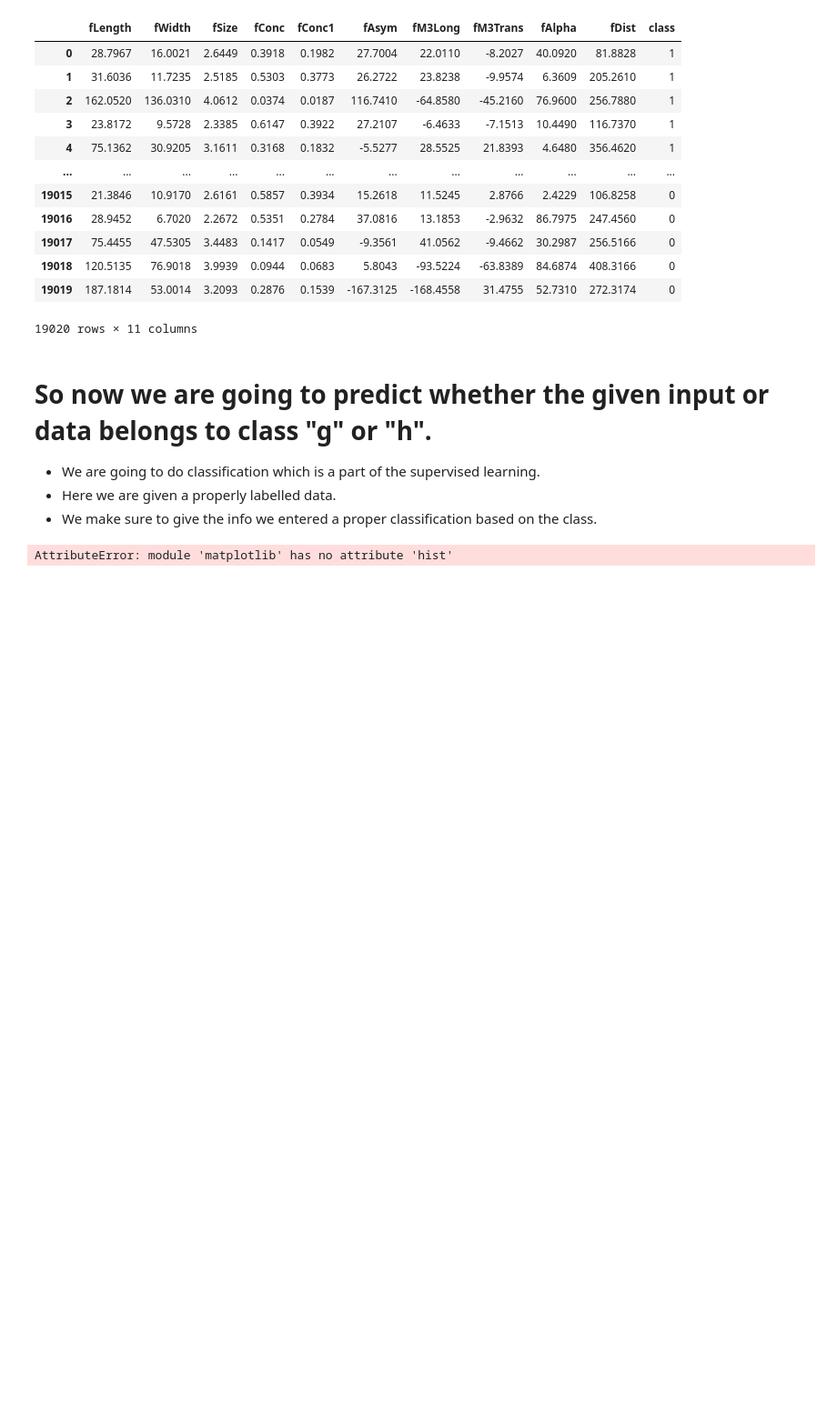
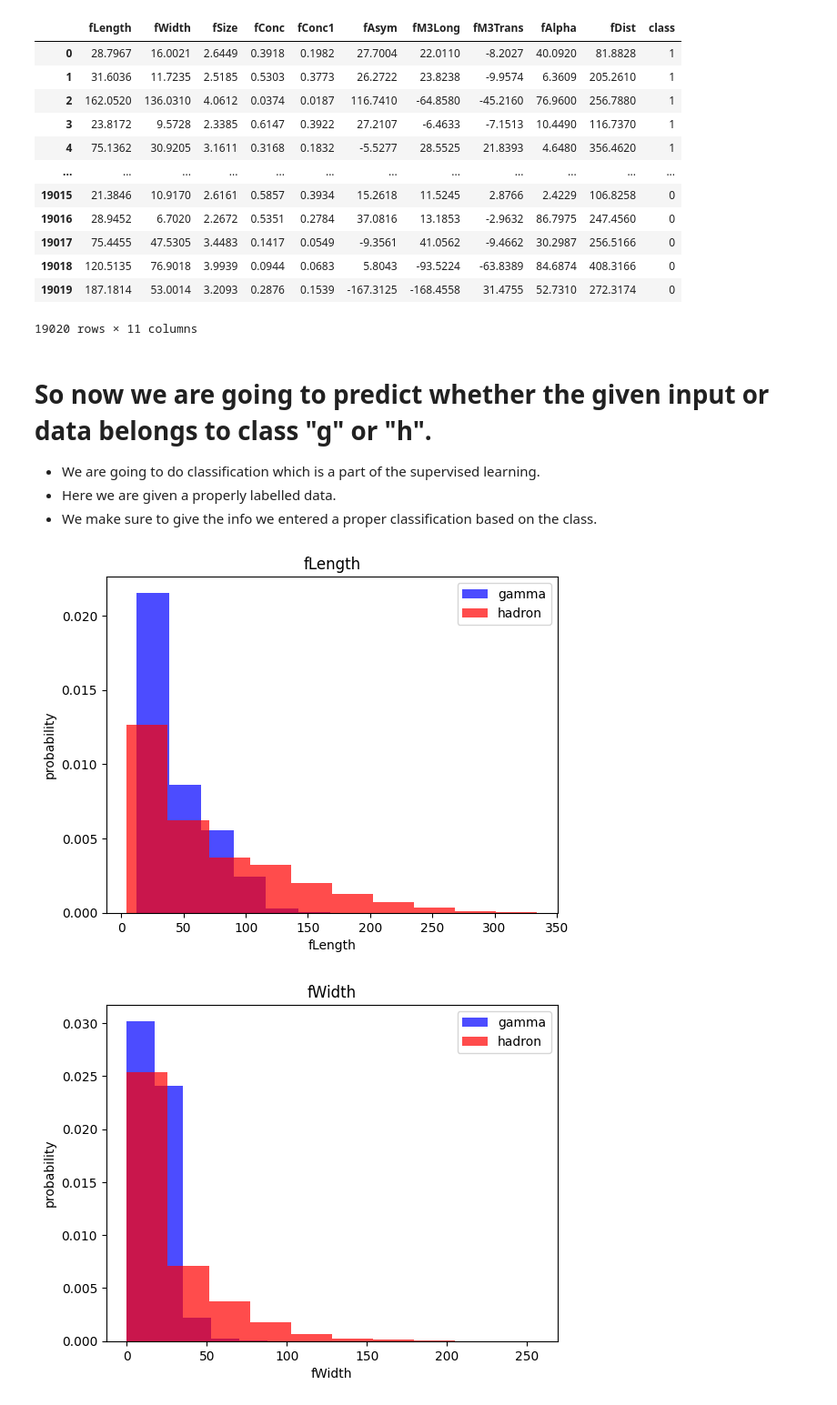
Before and after one commit to Luke1836/Python-Data_Analysis, a Jupyter notebook: ML concepts/gamma_telescope.ipynb, the cells around one changed output. Shown at 91% size. Drawn from its saved outputs; the diff is of its cells as text; code cells hidden in the pictures; blank space fills up the shorter version.

Commit message:
Visualisation

```diff
--- a/ML concepts/gamma_telescope.ipynb
+++ b/ML concepts/gamma_telescope.ipynb
@@ -23,6 +8,7 @@ data_train
 # %%
 # data_train["class"].unique() : we get the unique values as an array
-data_train["class"] = (data_train["class"] == "g").astype(int)
+data_train["class"] = data_train["class"].str.strip().str.lower()
+data_train["class"] = (data_train["class"]=="g").astype(int)
 data_train
 # If it is gamma signal then it is 1, otherwise (hadron) it is 0.
 # %% [output]
@@ -44,7 +30,15 @@ data_train
 - We are going to do classification which is a part of the supervised learning.
 - Here we are given a properly labelled data.
 - We make sure to give the info we entered a proper classification based on the class.
-# %%
-plt.hist(data_train)
-# %% [output]
-AttributeError: module 'matplotlib' has no attribute 'hist'
+# %%
+for labels in headers[:-1]:
+    plt.hist(data_train[data_train['class'] == 1][labels], color='blue', label='gamma', alpha=0.7, density=True)
+    plt.hist(data_train[data_train['class'] == 0][labels], color='red', label='hadron', alpha=0.7, density=True)
+    plt.legend()
+    plt.title(labels)
+    plt.xlabel(labels)
+    plt.ylabel('probability')
+    plt.show()
+# %% [output]
+[figure, added]
+[figure, added]
```
Also changed, not shown: parts of 3 cells of this notebook.
